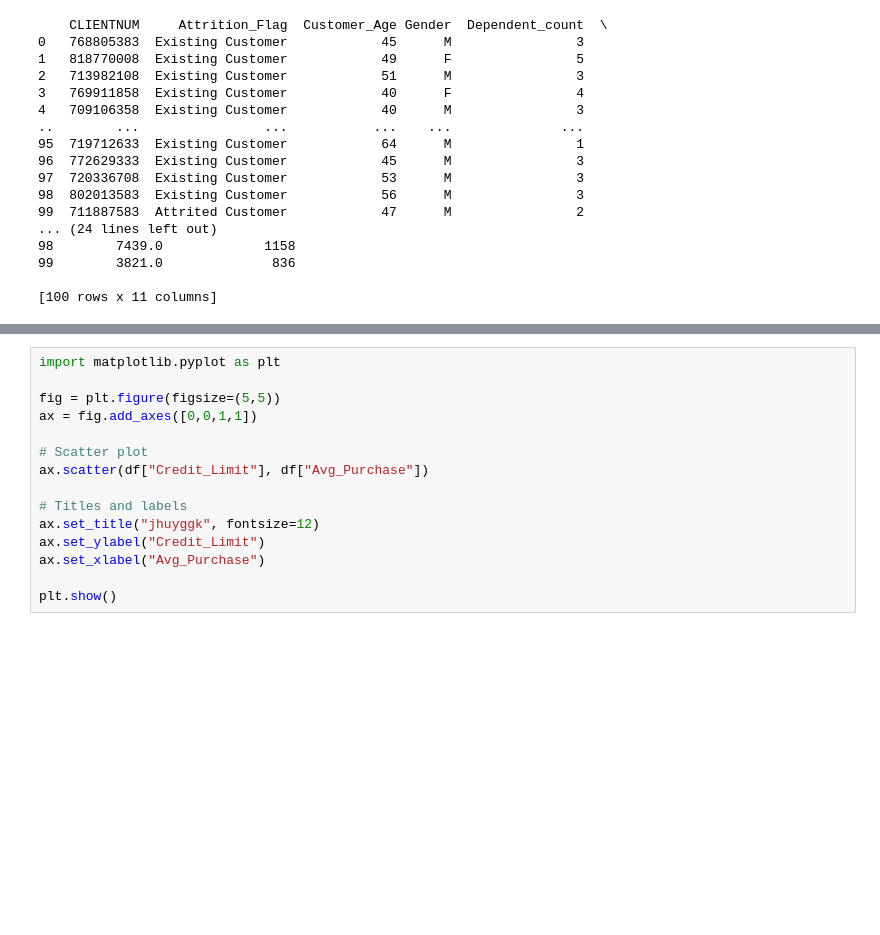
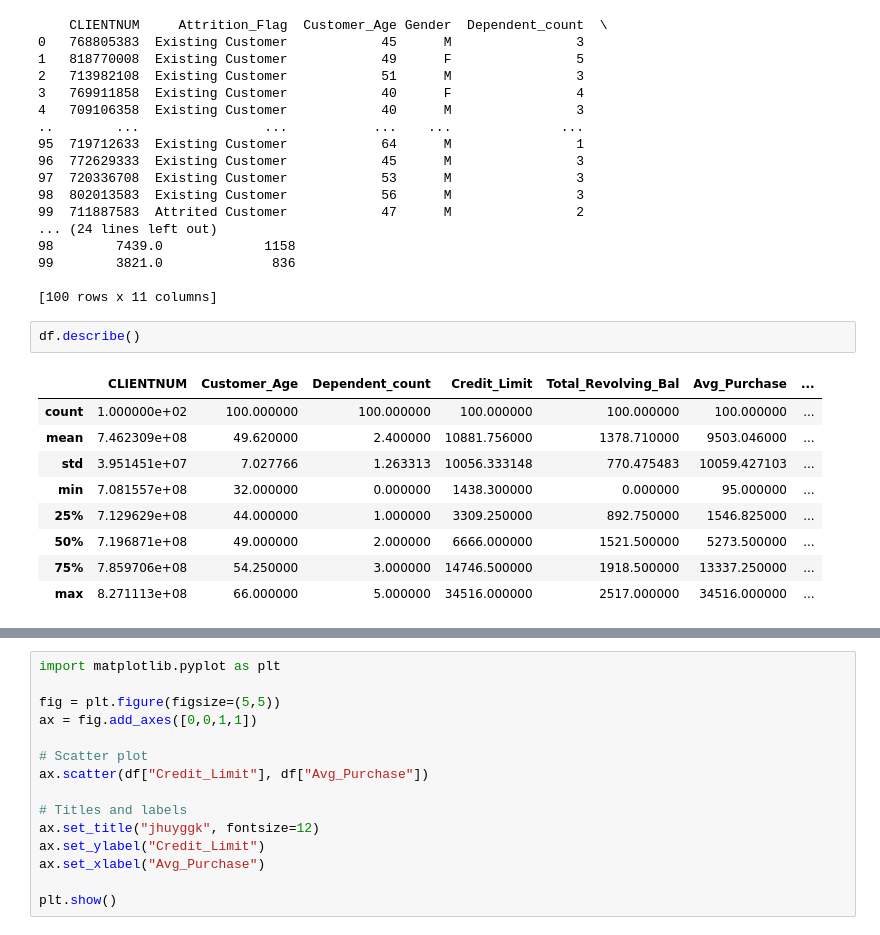
Before and after one commit to inuspendari786/practice, a Jupyter notebook: crdit.ipynb, the cells around one changed output, grey strips where cells are left out. Cells and saved outputs as stored; diff of their text form; blank space fills up the shorter version.

```diff
--- a/crdit.ipynb
+++ b/crdit.ipynb
@@ -21,3 +21,15 @@ print(df)
 99        3821.0              836
 
 [100 rows x 11 columns]
+# %%
+df.describe()
+# %% [output]
+|  | CLIENTNUM | Customer_Age | Dependent_count | Credit_Limit | Total_Revolving_Bal | Avg_Purchase | ... |
+| count | 1.000000e+02 | 100.000000 | 100.000000 | 100.000000 | 100.000000 | 100.000000 | ... |
+| mean | 7.462309e+08 | 49.620000 | 2.400000 | 10881.756000 | 1378.710000 | 9503.046000 | ... |
+| std | 3.951451e+07 | 7.027766 | 1.263313 | 10056.333148 | 770.475483 | 10059.427103 | ... |
+| min | 7.081557e+08 | 32.000000 | 0.000000 | 1438.300000 | 0.000000 | 95.000000 | ... |
+| 25% | 7.129629e+08 | 44.000000 | 1.000000 | 3309.250000 | 892.750000 | 1546.825000 | ... |
+| 50% | 7.196871e+08 | 49.000000 | 2.000000 | 6666.000000 | 1521.500000 | 5273.500000 | ... |
+| 75% | 7.859706e+08 | 54.250000 | 3.000000 | 14746.500000 | 1918.500000 | 13337.250000 | ... |
+| max | 8.271113e+08 | 66.000000 | 5.000000 | 34516.000000 | 2517.000000 | 34516.000000 | ... |
```
Also changed, not shown: parts of 7 cells of this notebook, 25 other files.
